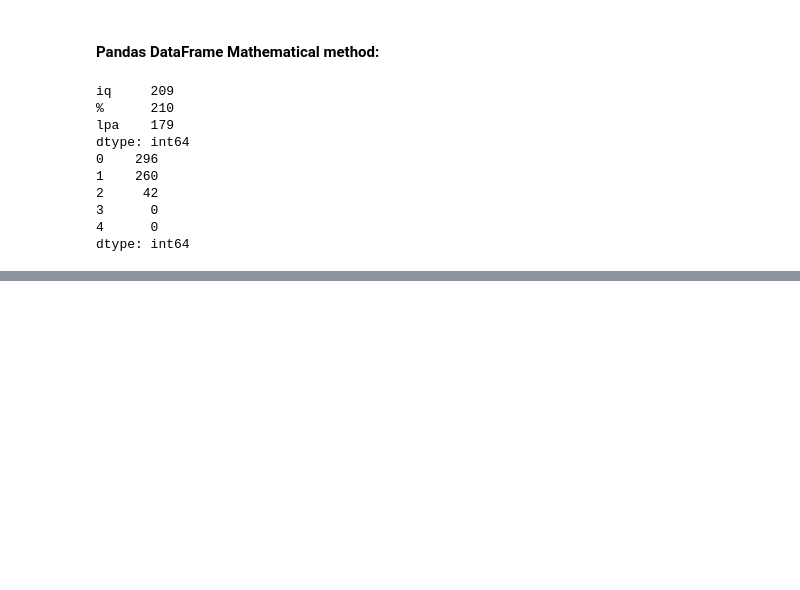
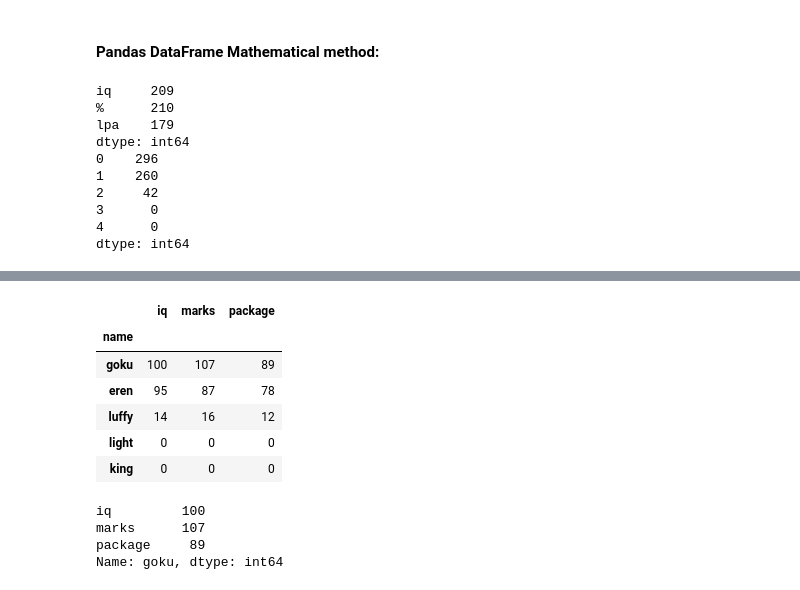
Before and after one commit to akashpagi/PANDAS-LIBRARY-FOR-DATA-SCIENCE, a Jupyter notebook: SESSION 17 - PANDAS DATAFRAME.ipynb, the cells around one changed output, grey strips where cells are left out. Cells and saved outputs as stored; diff of their text form; code cells hidden in the pictures; blank space fills up the shorter version.

```diff
--- a/SESSION 17 - PANDAS DATAFRAME.ipynb
+++ b/SESSION 17 - PANDAS DATAFRAME.ipynb
@@ -385,0 +564,26 @@ dtype: int64
+# %%
+dictionary = {
+    'name':['goku','eren','luffy','light','king'],
+    'iq':[100,95,14,0,0],
+    'marks':[107,87,16,0,0],
+    'package':[89,78,12,0,0],
+}
+students = pd.DataFrame(dictionary)
+students.set_index('name', inplace=True)
+students
+# %% [output]
+|  | iq | marks | package |
+| name |  |  |  |
+| goku | 100 | 107 | 89 |
+| eren | 95 | 87 | 78 |
+| luffy | 14 | 16 | 12 |
+| light | 0 | 0 | 0 |
+| king | 0 | 0 | 0 |
+# %%
+# Single index
+students.loc['goku']
+# %% [output]
+iq         100
+marks      107
+package     89
+Name: goku, dtype: int64
```
Also changed, not shown: parts of 22 cells of this notebook.
